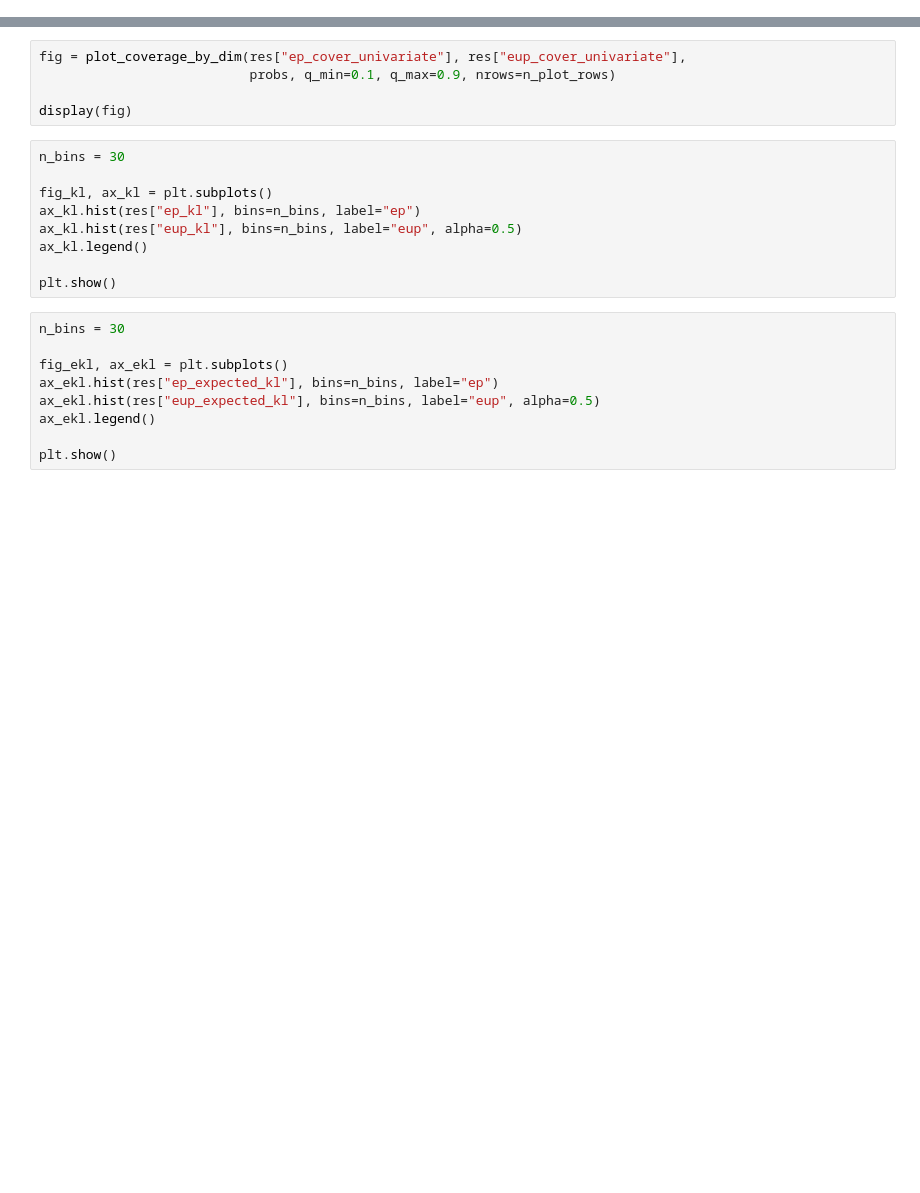
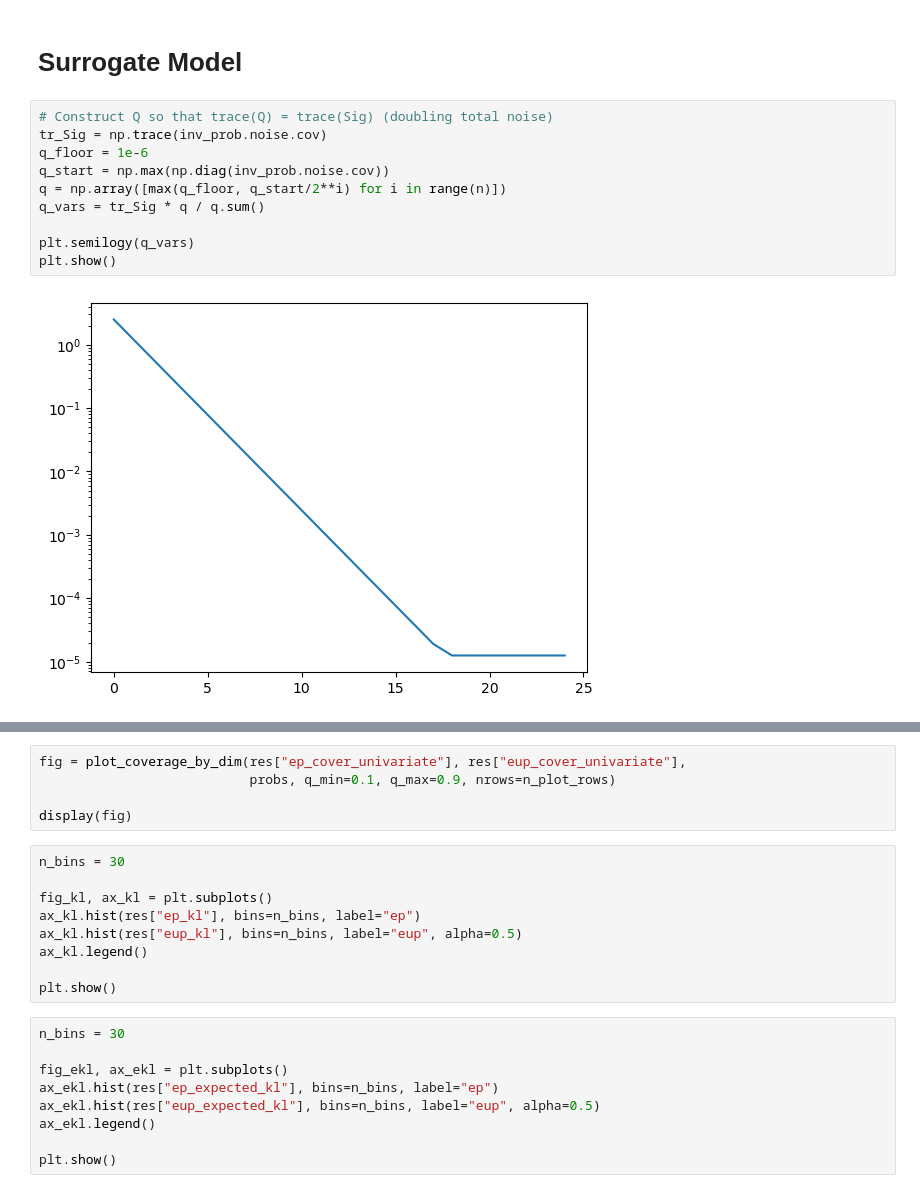
Before and after one commit to arob5/Bayesian-inference-with-surrogates, a Jupyter notebook: experiments/linear_Gaussian/linear_Gaussian_experiment.ipynb, the cells around one changed output, grey strips where cells are left out. Saved outputs shown, nothing was run; the diff lists cells and outputs as text; blank space fills up the shorter version.

```diff
--- a/experiments/linear_Gaussian/linear_Gaussian_experiment.ipynb
+++ b/experiments/linear_Gaussian/linear_Gaussian_experiment.ipynb
@@ -11,0 +142,14 @@ from modmcmc.kernels import MarkovKernel, GaussMetropolisKernel, DiscretePCNKern
+# %% [markdown]
+# Surrogate Model
+# %%
+# Construct Q so that trace(Q) = trace(Sig) (doubling total noise)
+tr_Sig = np.trace(inv_prob.noise.cov)
+q_floor = 1e-6
+q_start = np.max(np.diag(inv_prob.noise.cov))
+q = np.array([max(q_floor, q_start/2**i) for i in range(n)])
+q_vars = tr_Sig * q / q.sum()
+
+plt.semilogy(q_vars)
+plt.show()
+# %% [output]
+[figure, added]
```
Also changed, not shown: parts of 19 cells of this notebook, 10 other files.
